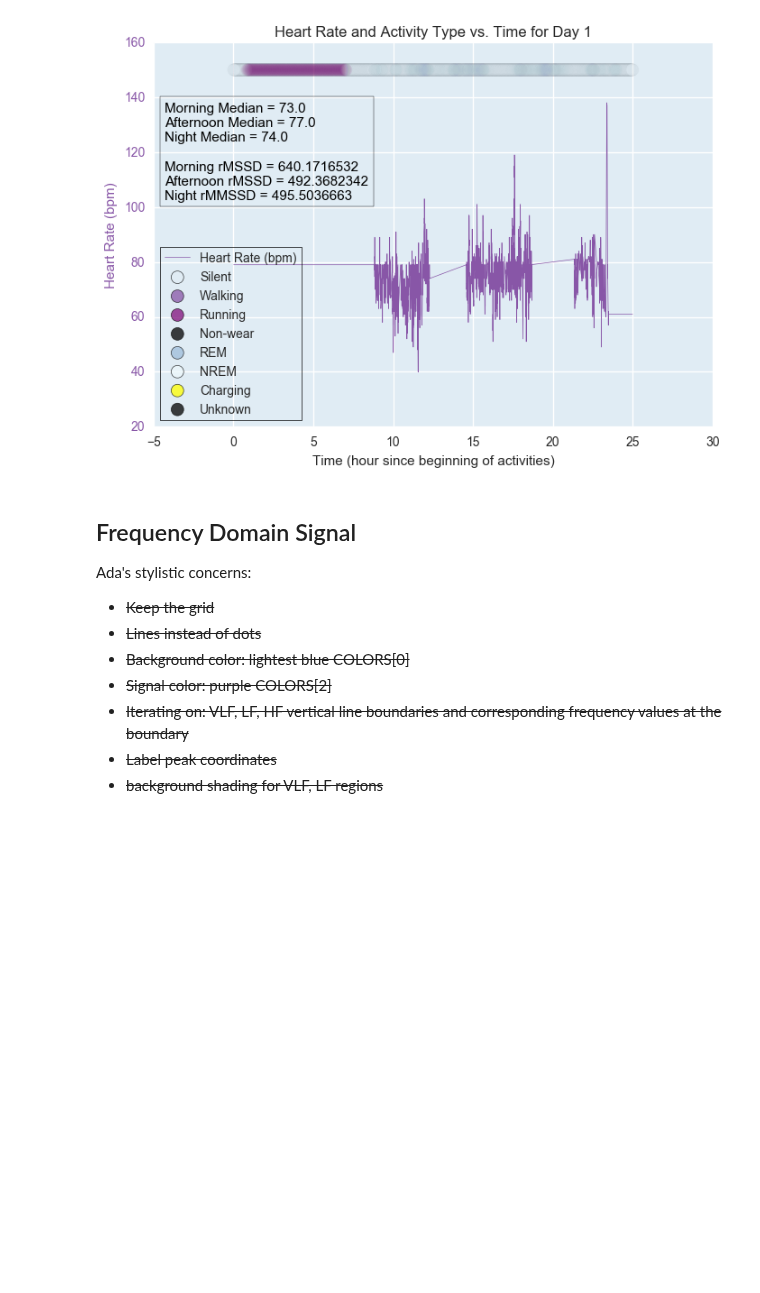
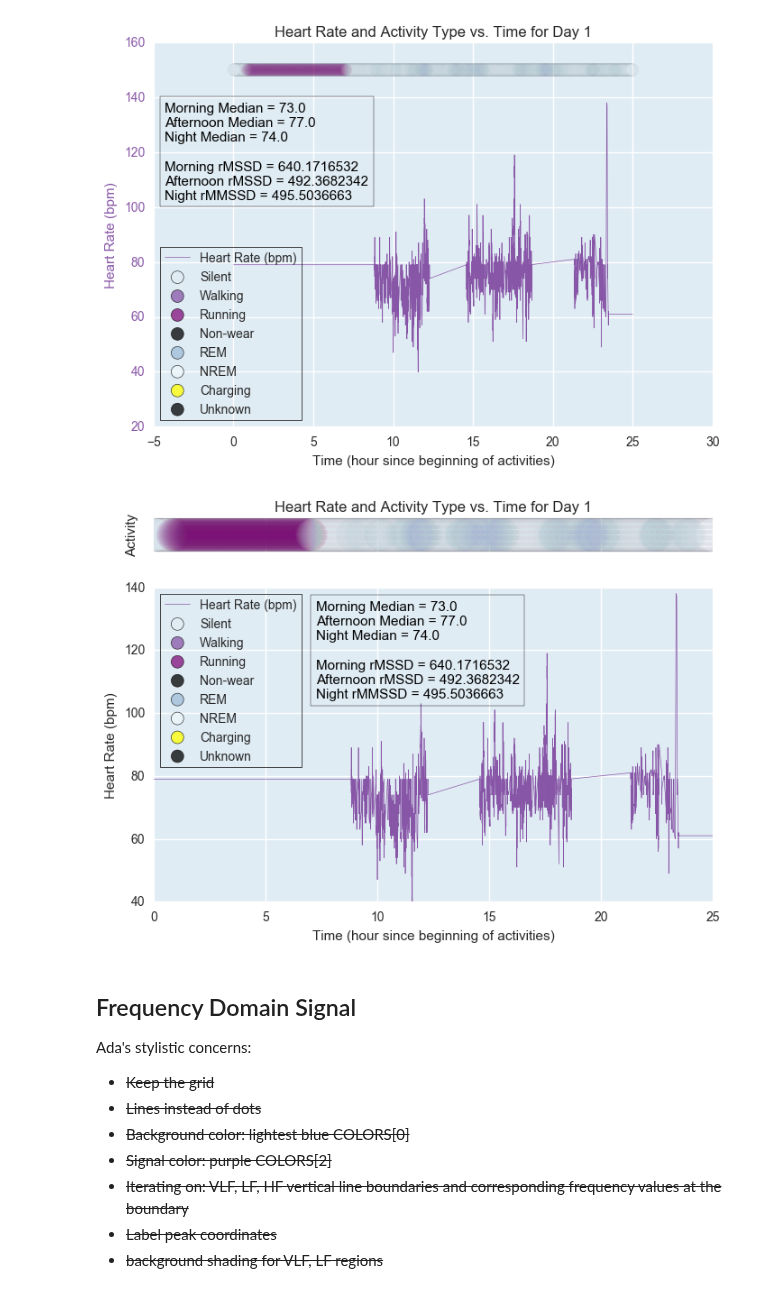
Before and after one commit to terrrychan/PHS-Project, a Jupyter notebook: Visualizations.ipynb, the cells around one changed output. Cells and saved outputs as stored; diff of their text form; code cells hidden in the pictures; blank space fills up the shorter version.

Commit message:
subplots alternative design to time series visualizations

```diff
--- a/Visualizations.ipynb
+++ b/Visualizations.ipynb
@@ -34,6 +34,7 @@ LINESTYLE = '-'
 STEPCOUNTLINECOLOR = COLORS[1]
 
 ACTIVITYPOINTSIZE = 100
+ACTIVITYSUBPLOTPOINTSIZE = 700
 ACTIVITYALPHA = 0.025
 ACTIVITYCOLORS = [COLORS[0], # silent
                   COLORS[2], # walking
@@ -87,7 +88,7 @@ def place_text(x, y, text, axes, specific_fontsize=11, specific_color='k', box_o
                   verticalalignment='bottom', horizontalalignment='left',
                   transform=axes.transAxes,
                   color=specific_color, fontsize=specific_fontsize,
-                  bbox=dict(facecolor='none', edgecolor='k', alpha=1.0))
+                  bbox=dict(facecolor='none', edgecolor='k'))
     else:
         axes.text(x, y, text,
                   verticalalignment='bottom', horizontalalignment='left',
@@ -194,6 +203,78 @@ plt.savefig('day1_TimeSeriesHeartRateActivityType.pdf', format='pdf')
 plt.show()
 # %% [output]
 [figure]
+# %%
+fig, (ax1, ax2) = plt.subplots(2, sharex=True, gridspec_kw = {'height_ratios':[1, 9]})
+
+# activity type
+ax1.scatter(data['activitytype_daytime'].subtract(16),
+            np.ones(len(data['activitytype'])) * 150,
+            c=data['activitytype'],
+            cmap=matplotlib.colors.ListedColormap(COLORS),
+            s=ACTIVITYSUBPLOTPOINTSIZE, alpha=ACTIVITYALPHA)
+
+ax1.yaxis.set_ticklabels([])
+ax1.set_ylabel('Activity')
+
+# heart rate
+ax2.plot(data['hr_daytime_interp'].subtract(16),
+         # the subtract(16) is because the data begins at hour 16 rather than hour 0
+         data['hr_interp'],
+         linestyle=LINESTYLE, alpha=LINEALPHA, color=LINECOLOR, linewidth=LINEWIDTH, label='Heart Rate (bpm)')
+ax2.set_ylabel('Heart Rate (bpm)')
+
+# activity legend
+ax2.scatter([], [], s=ACTIVITYPOINTSIZE, alpha=0.75, color=ACTIVITYCOLORS[0],
+            label=ACTIVITYLABELS[0], edgecolors=ACTIVITYMARKEREDGECOLOR, linewidths=ACTIVITYMARKEREDGEWIDTH)
+ax2.scatter([], [], s=ACTIVITYPOINTSIZE, alpha=0.75, color=ACTIVITYCOLORS[1],
+            label=ACTIVITYLABELS[1], edgecolors=ACTIVITYMARKEREDGECOLOR, linewidths=ACTIVITYMARKEREDGEWIDTH)
+ax2.scatter([], [], s=ACTIVITYPOINTSIZE, alpha=0.75, color=ACTIVITYCOLORS[2],
+            label=ACTIVITYLABELS[2], edgecolors=ACTIVITYMARKEREDGECOLOR, linewidths=ACTIVITYMARKEREDGEWIDTH)
+ax2.scatter([], [], s=ACTIVITYPOINTSIZE, alpha=0.75, color=ACTIVITYCOLORS[3],
+            label=ACTIVITYLABELS[3], edgecolors=ACTIVITYMARKEREDGECOLOR, linewidths=ACTIVITYMARKEREDGEWIDTH)
+ax2.scatter([], [], s=ACTIVITYPOINTSIZE, alpha=0.75, color=ACTIVITYCOLORS[4],
+            label=ACTIVITYLABELS[4], edgecolors=ACTIVITYMARKEREDGECOLOR, linewidths=ACTIVITYMARKEREDGEWIDTH)
+ax2.scatter([], [], s=ACTIVITYPOINTSIZE, alpha=0.75, color=ACTIVITYCOLORS[5],
+            label=ACTIVITYLABELS[5], edgecolors=ACTIVITYMARKEREDGECOLOR, linewidths=ACTIVITYMARKEREDGEWIDTH)
+ax2.scatter([], [], s=ACTIVITYPOINTSIZE, alpha=0.75, color=ACTIVITYCOLORS[6],
+            label=ACTIVITYLABELS[6], edgecolors=ACTIVITYMARKEREDGECOLOR, linewidths=ACTIVITYMARKEREDGEWIDTH)
+ax2.scatter([], [], s=ACTIVITYPOINTSIZE, alpha=0.75, color=ACTIVITYCOLORS[7],
+            label=ACTIVITYLABELS[7], edgecolors=ACTIVITYMARKEREDGECOLOR, linewidths=ACTIVITYMARKEREDGEWIDTH)
+
+legend = ax2.legend(loc=2, frameon=True)
+legend.get_frame().set_facecolor(LEGENDFACECOLOR)
+legend.get_frame().set_edgecolor(LEGENDEDGECOLOR)
+legend.get_frame().set_linewidth(LEGENDLINEWIDTH)
+
+# additional calculations/summary statistics
+morning_median_str = str(data['Median'][0])
+afternoon_median_str = str(data['Median'][1])
+night_median_str = str(data['Median'][2])
+
+morning_rMSSD_str = str(data['rMSSD'][0])
+afternoon_rMSSD_str = str(data['rMSSD'][1])
+night_rMSSD_str = str(data['rMSSD'][2])
+
+axes = plt.gca()
+axes.set_axis_bgcolor(BGCOLOR)
+place_text(0.29, 0.64, 'Morning Median = ' + morning_median_str +
+                      '\nAfternoon Median = ' + afternoon_median_str +
+                      '\nNight Median = ' + night_median_str +
+                      '\n\nMorning rMSSD = ' + morning_rMSSD_str +
+                      '\nAfternoon rMSSD = ' + afternoon_rMSSD_str +
+                      '\nNight rMMSSD = ' + night_rMSSD_str,
+                     axes, box_outline=True)
+
+ax2.set_xlim([0, 25])
+# ax2.set_ylim([20, 140])
+ax2.set_xlabel('Time (hour since beginning of activities)')
+ax1.set_title('Heart Rate and Activity Type vs. Time for Day 1')
+
+plt.savefig('day1_TimeSeriesHeartRateActivityType_Subplots.png', format='png')
+plt.savefig('day1_TimeSeriesHeartRateActivityType_Subplots.pdf', format='pdf')
+plt.show()
+# %% [output]
+[figure, added]
 # %% [markdown]
 ## Frequency Domain Signal
 
```
Also changed, not shown: parts of 3 cells of this notebook, 2 other files.
